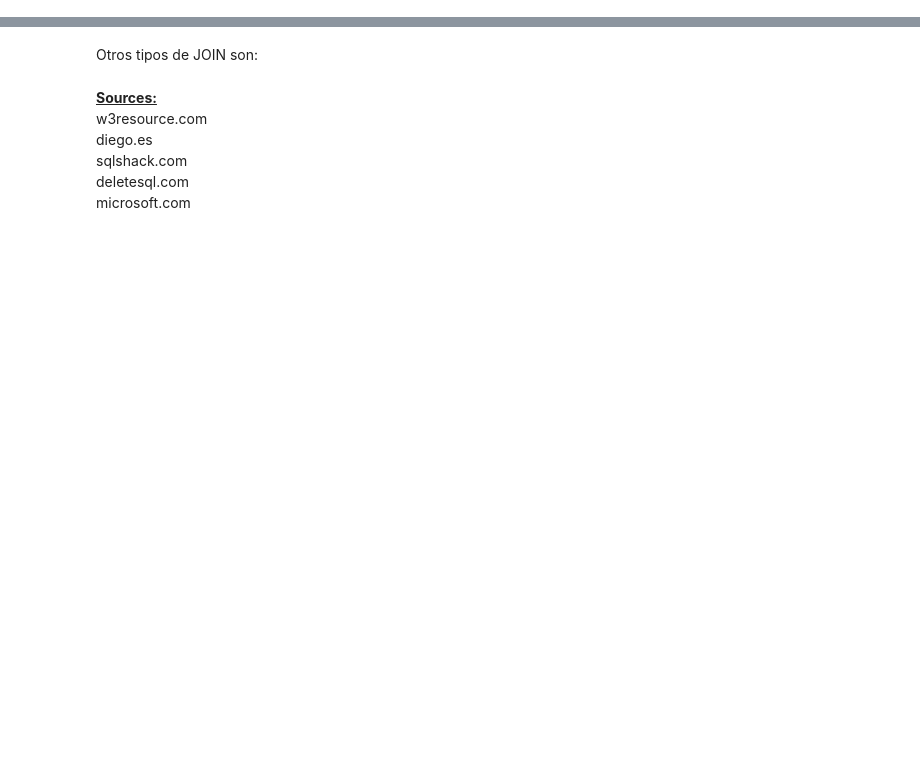
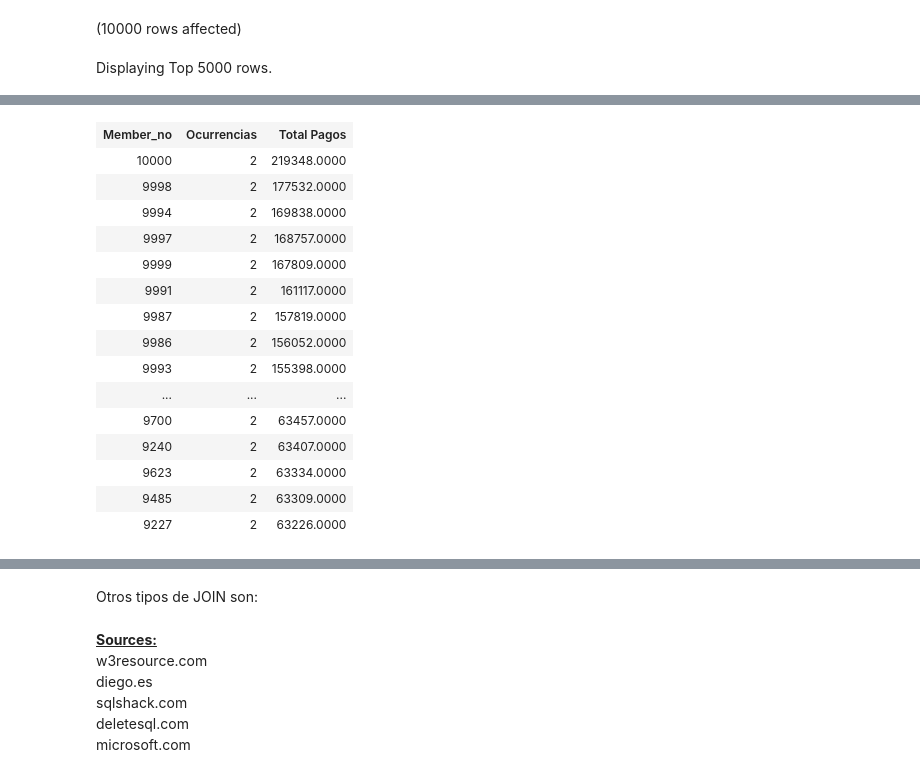
Before and after one commit to faroche/2021_UMG_BD1, a Jupyter notebook: 2021_WE#13_DML.ipynb, the cells around one changed output, grey strips where cells are left out. Cells and saved outputs as stored; diff of their text form; code cells hidden in the pictures; blank space fills up the shorter version.

```diff
--- a/2021_WE#13_DML.ipynb
+++ b/2021_WE#13_DML.ipynb
@@ -128,10 +147,18 @@ WHERE m.member_no = @id
 -- EJEMPLO 2
 --- Mostrar el ID de un Cliente que tenga al menos un pago y se muestre la suma.
 USE [Credit]
-SELECT M.Member_no
-	,COUNT(*) AS [Ocurrencias]
-	,SUM(ISNULL(py.payment_amt,0.00)) AS [Total Pagos]
-FROM Member M LEFT JOIN Payment Py
-	ON M.member_no = Py.Member_no
-GROUP BY M.Member_no
-ORDER BY 3 DESC
+SELECT Member_no, [Ocurrencias], [Total Pagos]
+FROM (
+	SELECT M.Member_no
+		,COUNT(Py.Member_no) AS [Ocurrencias]
+		,SUM(ISNULL(py.payment_amt,0.00)) AS [Total Pagos]
+	FROM Member M LEFT JOIN Payment Py
+		ON M.member_no = Py.Member_no
+	--WHERE Py.member_no IS NOT NULL
+	GROUP BY M.Member_no
+) AS Datos
+WHERE [Ocurrencias] > 0
+ORDER BY [Ocurrencias] DESC
+# %% [output]
+(10000 rows affected)
+Displaying Top 5000 rows.
@@ -138,3 +166,19 @@ ORDER BY 3 DESC
+| Member_no | Ocurrencias | Total Pagos |
+| 10000 | 2 | 219348.0000 |
+| 9998 | 2 | 177532.0000 |
+| 9994 | 2 | 169838.0000 |
+| 9997 | 2 | 168757.0000 |
+| 9999 | 2 | 167809.0000 |
+| 9991 | 2 | 161117.0000 |
+| 9987 | 2 | 157819.0000 |
+| 9986 | 2 | 156052.0000 |
+| 9993 | 2 | 155398.0000 |
+| ... | ... | ... |
+| 9700 | 2 | 63457.0000 |
+| 9240 | 2 | 63407.0000 |
+| 9623 | 2 | 63334.0000 |
+| 9485 | 2 | 63309.0000 |
+| 9227 | 2 | 63226.0000 |
 # %% [markdown]
 ### **RIGHT JOIN / RIGHT [OUTER] JOIN**<br>
 Es igual que **LEFT JOIN** pero a la inversa. Ya que devuelve todas la filas de la derecha, y las filas coincidientes de la tabla de la izquierda.
```
Also changed, not shown: parts of 7 cells of this notebook.
